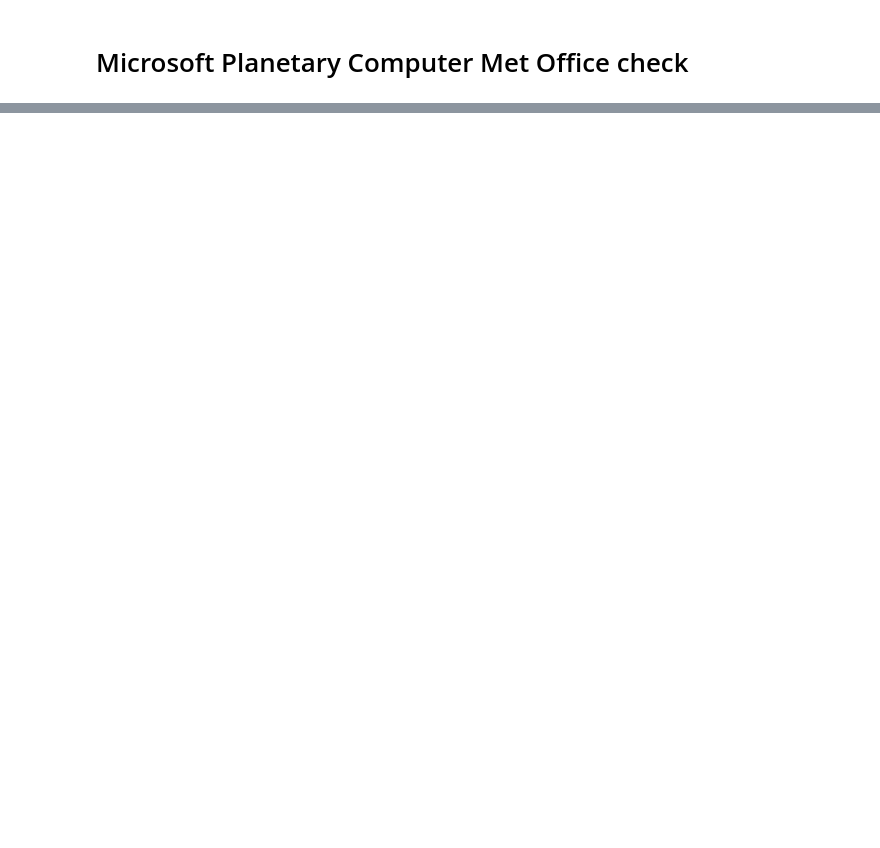
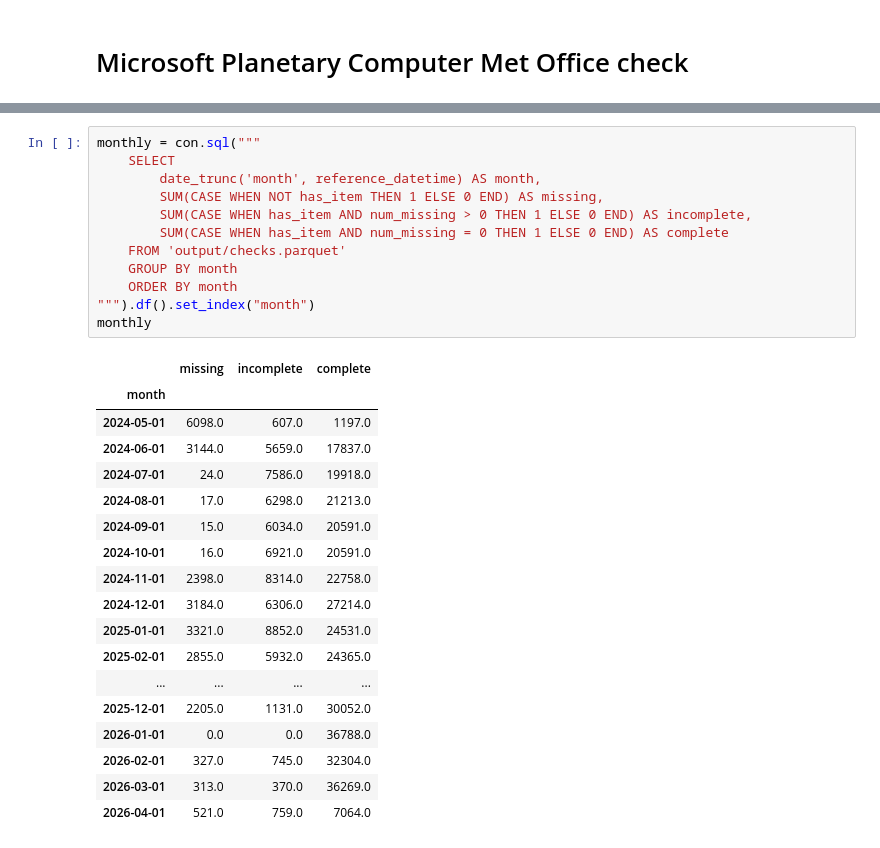
Before and after one commit to gadomski/met-office-audit, a Jupyter notebook: check.ipynb, the cells around one changed output, grey strips where cells are left out. Cells and saved outputs as stored; diff of their text form; blank space fills up the shorter version.

```diff
--- a/check.ipynb
+++ b/check.ipynb
@@ -63,0 +32,31 @@ plt.show()
+# %%
+monthly = con.sql("""
+    SELECT
+        date_trunc('month', reference_datetime) AS month,
+        SUM(CASE WHEN NOT has_item THEN 1 ELSE 0 END) AS missing,
+        SUM(CASE WHEN has_item AND num_missing > 0 THEN 1 ELSE 0 END) AS incomplete,
+        SUM(CASE WHEN has_item AND num_missing = 0 THEN 1 ELSE 0 END) AS complete
+    FROM 'output/checks.parquet'
+    GROUP BY month
+    ORDER BY month
+""").df().set_index("month")
+monthly
+# %% [output]
+|  | missing | incomplete | complete |
+| month |  |  |  |
+| 2024-05-01 | 6098.0 | 607.0 | 1197.0 |
+| 2024-06-01 | 3144.0 | 5659.0 | 17837.0 |
+| 2024-07-01 | 24.0 | 7586.0 | 19918.0 |
+| 2024-08-01 | 17.0 | 6298.0 | 21213.0 |
+| 2024-09-01 | 15.0 | 6034.0 | 20591.0 |
+| 2024-10-01 | 16.0 | 6921.0 | 20591.0 |
+| 2024-11-01 | 2398.0 | 8314.0 | 22758.0 |
+| 2024-12-01 | 3184.0 | 6306.0 | 27214.0 |
+| 2025-01-01 | 3321.0 | 8852.0 | 24531.0 |
+| 2025-02-01 | 2855.0 | 5932.0 | 24365.0 |
+| ... | ... | ... | ... |
+| 2025-12-01 | 2205.0 | 1131.0 | 30052.0 |
+| 2026-01-01 | 0.0 | 0.0 | 36788.0 |
+| 2026-02-01 | 327.0 | 745.0 | 32304.0 |
+| 2026-03-01 | 313.0 | 370.0 | 36269.0 |
+| 2026-04-01 | 521.0 | 759.0 | 7064.0 |
```
Also changed, not shown: parts of 3 cells of this notebook, 2 other files.
